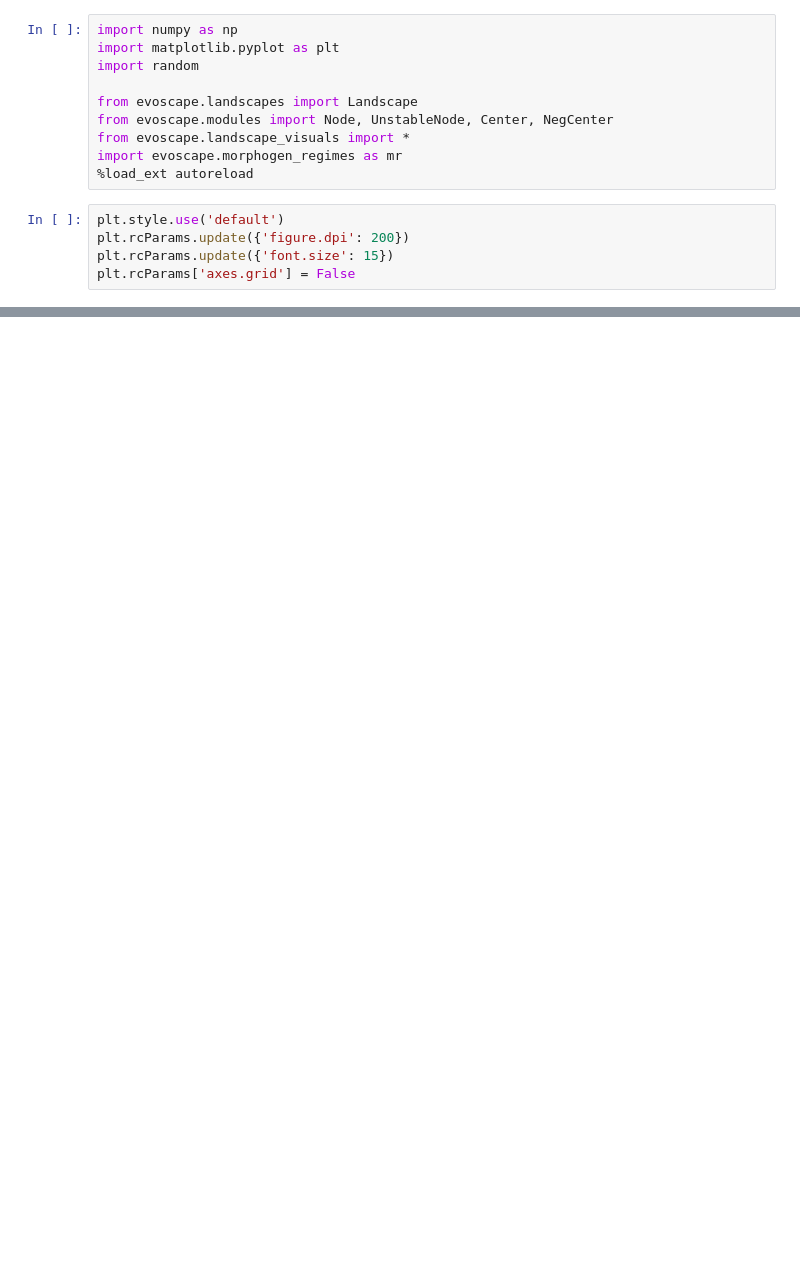
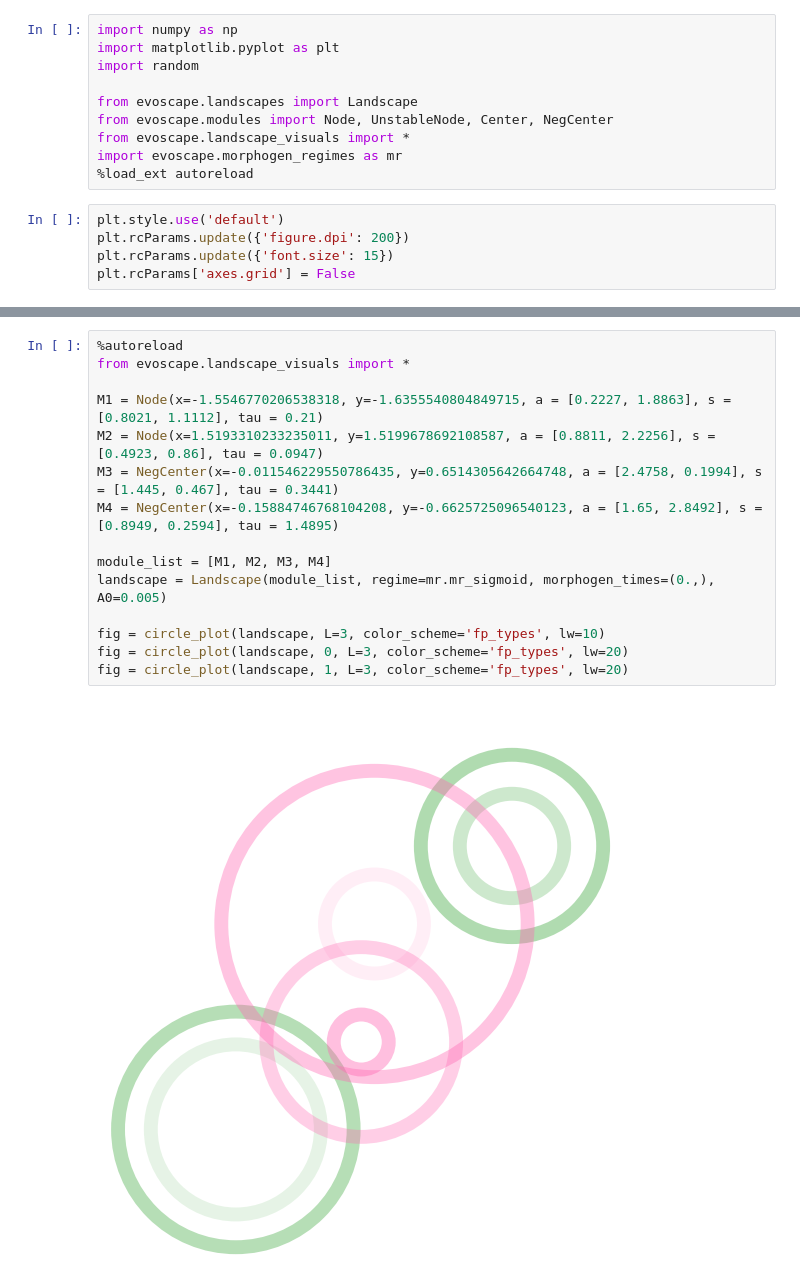
Before and after one commit to victoria-mochulska/evoscape, a Jupyter notebook: notebooks/figure_3.ipynb, the cells around one changed output, grey strips where cells are left out. Saved outputs shown, nothing was run; the diff lists cells and outputs as text; blank space fills up the shorter version.

```diff
--- a/notebooks/figure_3.ipynb
+++ b/notebooks/figure_3.ipynb
@@ -97,0 +134,17 @@ fig = visualize_potential(landscape, xx, yy, 1, elev=40, azim=-100, color_scheme
+# %%
+%autoreload
+from evoscape.landscape_visuals import *
+
+M1 = Node(x=-1.5546770206538318, y=-1.6355540804849715, a = [0.2227, 1.8863], s = [0.8021, 1.1112], tau = 0.21)
+M2 = Node(x=1.5193310233235011, y=1.5199678692108587, a = [0.8811, 2.2256], s = [0.4923, 0.86], tau = 0.0947)
+M3 = NegCenter(x=-0.011546229550786435, y=0.6514305642664748, a = [2.4758, 0.1994], s = [1.445, 0.467], tau = 0.3441)
+M4 = NegCenter(x=-0.15884746768104208, y=-0.6625725096540123, a = [1.65, 2.8492], s = [0.8949, 0.2594], tau = 1.4895)
+
+module_list = [M1, M2, M3, M4]
+landscape = Landscape(module_list, regime=mr.mr_sigmoid, morphogen_times=(0.,), A0=0.005)
+
+fig = circle_plot(landscape, L=3, color_scheme='fp_types', lw=10)
+fig = circle_plot(landscape, 0, L=3, color_scheme='fp_types', lw=20)
+fig = circle_plot(landscape, 1, L=3, color_scheme='fp_types', lw=20)
+# %% [output]
+[figure, added]
```
Also changed, not shown: parts of 6 cells of this notebook, 5 other files.
